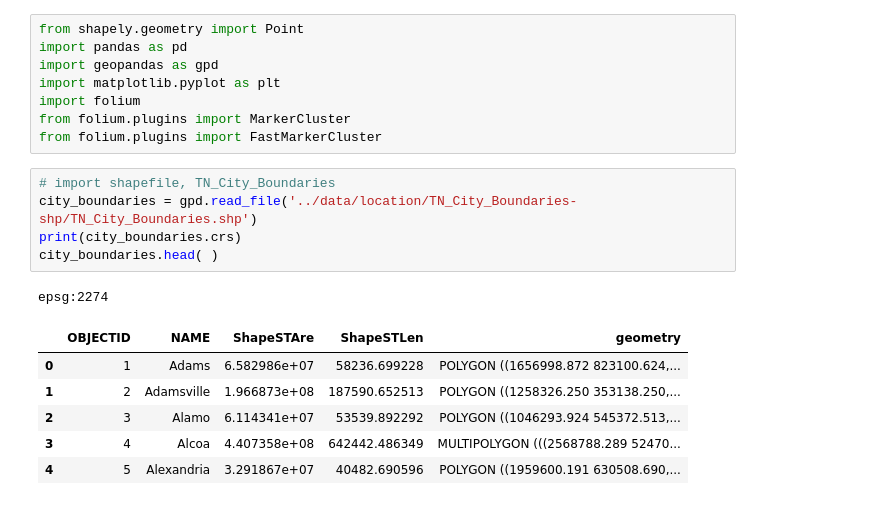
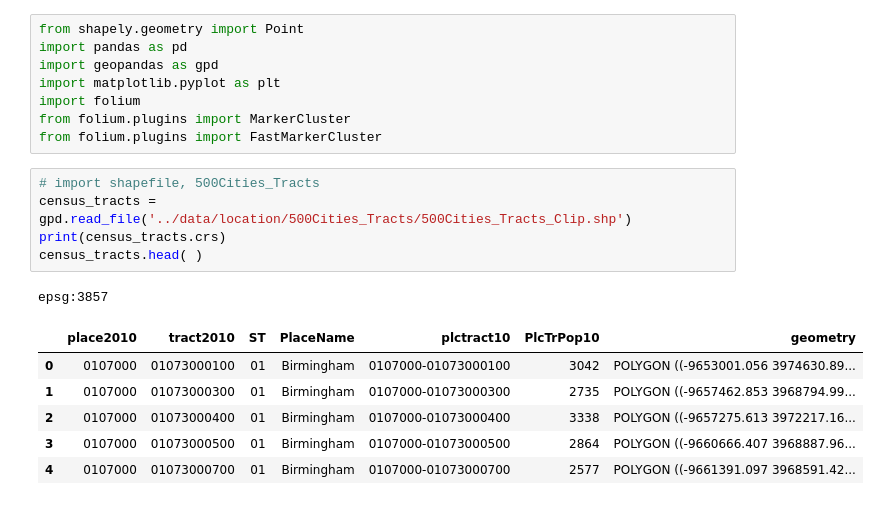
Before and after one commit to landrybutler/da2capstone, a Jupyter notebook: notebooks/02-Spatial Join Locations and City Shapefile.ipynb, the cells around one changed output. Saved outputs shown, nothing was run; the diff lists cells and outputs as text.

```diff
--- a/notebooks/02-Spatial Join Locations and City Shapefile.ipynb
+++ b/notebooks/02-Spatial Join Locations and City Shapefile.ipynb
@@ -9,15 +9,15 @@ import folium
 from folium.plugins import MarkerCluster
 from folium.plugins import FastMarkerCluster
 # %%
-# import shapefile, TN_City_Boundaries
-city_boundaries = gpd.read_file('../data/location/TN_City_Boundaries-shp/TN_City_Boundaries.shp')
-print(city_boundaries.crs)
-city_boundaries.head( )
+# import shapefile, 500Cities_Tracts
+census_tracts = gpd.read_file('../data/location/500Cities_Tracts/500Cities_Tracts_Clip.shp')
+print(census_tracts.crs)
+census_tracts.head( )
 # %% [output]
-epsg:2274
+epsg:3857
-|  | OBJECTID | NAME | ShapeSTAre | ShapeSTLen | geometry |
-| 0 | 1 | Adams | 6.582986e+07 | 58236.699228 | POLYGON ((1656998.872 823100.624,... |
-| 1 | 2 | Adamsville | 1.966873e+08 | 187590.652513 | POLYGON ((1258326.250 353138.250,... |
-| 2 | 3 | Alamo | 6.114341e+07 | 53539.892292 | POLYGON ((1046293.924 545372.513,... |
-| 3 | 4 | Alcoa | 4.407358e+08 | 642442.486349 | MULTIPOLYGON (((2568788.289 52470... |
-| 4 | 5 | Alexandria | 3.291867e+07 | 40482.690596 | POLYGON ((1959600.191 630508.690,... |
+|  | place2010 | tract2010 | ST | PlaceName | plctract10 | PlcTrPop10 | geometry |
+| 0 | 0107000 | 01073000100 | 01 | Birmingham | 0107000-01073000100 | 3042 | POLYGON ((-9653001.056 3974630.89... |
+| 1 | 0107000 | 01073000300 | 01 | Birmingham | 0107000-01073000300 | 2735 | POLYGON ((-9657462.853 3968794.99... |
+| 2 | 0107000 | 01073000400 | 01 | Birmingham | 0107000-01073000400 | 3338 | POLYGON ((-9657275.613 3972217.16... |
+| 3 | 0107000 | 01073000500 | 01 | Birmingham | 0107000-01073000500 | 2864 | POLYGON ((-9660666.407 3968887.96... |
+| 4 | 0107000 | 01073000700 | 01 | Birmingham | 0107000-01073000700 | 2577 | POLYGON ((-9661391.097 3968591.42... |
```
Also changed, not shown: parts of 12 cells of this notebook, 6 other files.
